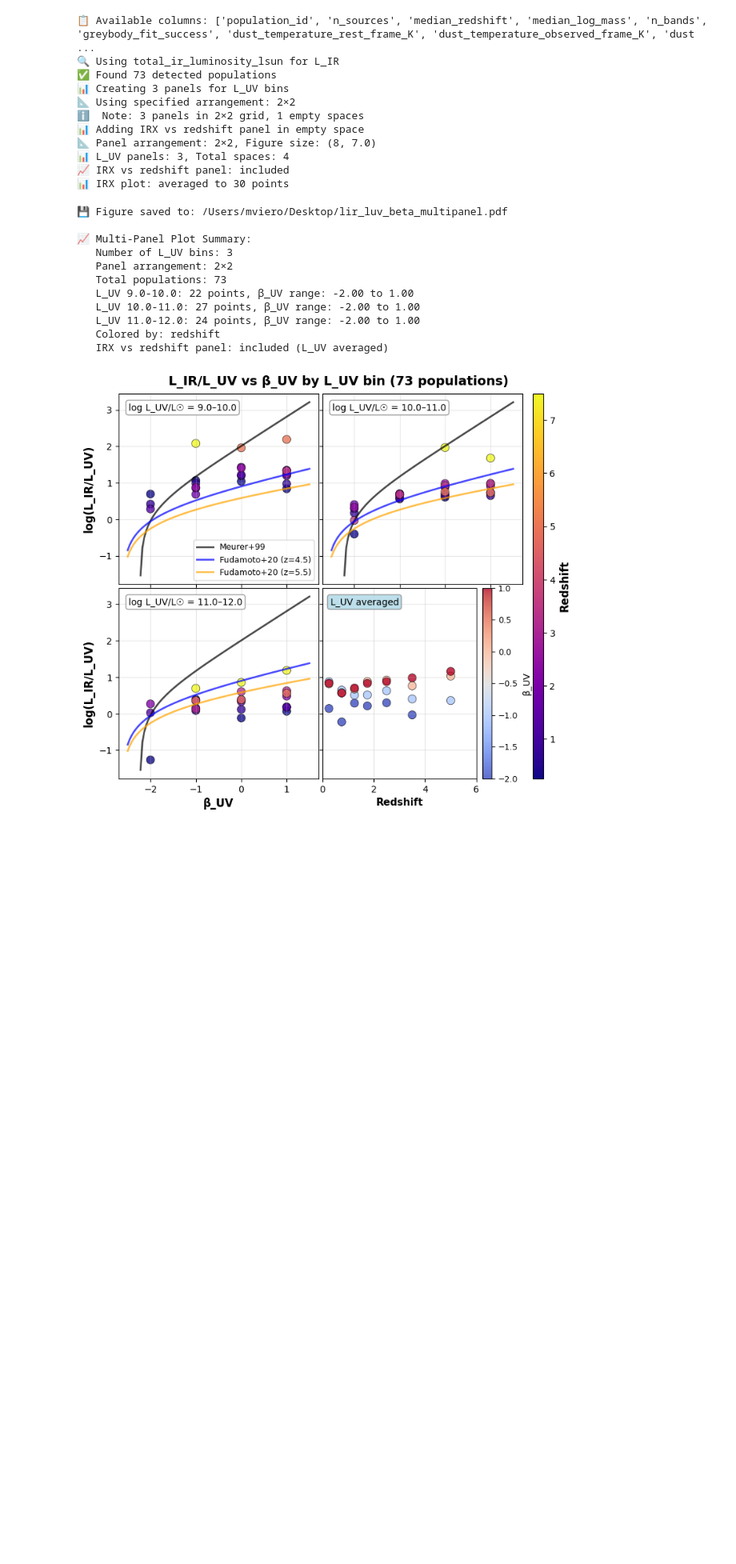
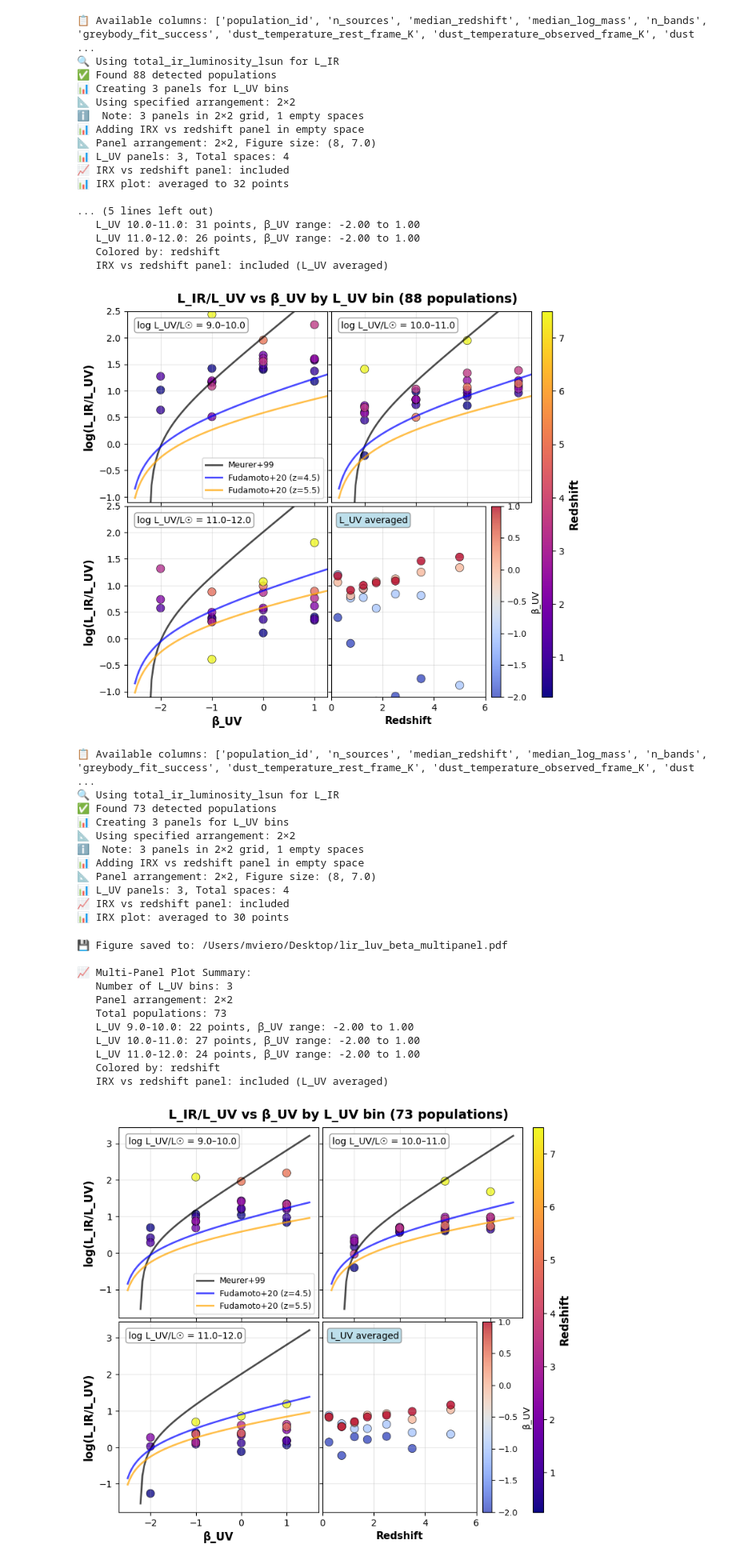
Before and after one commit to marcoviero/simstack4, a Jupyter notebook: notebooks/2025-07-19-export-irx-beta.ipynb, the cells around one changed output. Shown at 80% size. Drawn from its saved outputs; the diff is of its cells as text; code cells hidden in the pictures; blank space fills up the shorter version.

```diff
--- a/notebooks/2025-07-19-export-irx-beta.ipynb
+++ b/notebooks/2025-07-19-export-irx-beta.ipynb
@@ -1157,3 +1156,33 @@ fig = create_lir_luv_beta_plot_multipanel(
+# %%
+# Add IRX panel without L_UV averaging
+fig = create_lir_luv_beta_plot_multipanel(
+    wrapper,
+    panel_arrangement='2x2',  # 9 spaces = plenty of room
+    xlim=np.array([-2.65,1.25]),
+    ylim=np.array([-1.1,2.5]),
+    add_irx_redshift_panel=True,
+    average_luv_for_irx=True,
+    #save_path="/Users/mviero/Desktop/lir_luv_beta_multipanel.pdf"
+)
+# %% [output]
+📋 Available columns: ['population_id', 'n_sources', 'median_redshift', 'median_log_mass', 'n_bands', 'greybody_fit_success', 'dust_temperature_rest_frame_K', 'dust_temperature_observed_frame_K', 'dust ...
+🔍 Using total_ir_luminosity_lsun for L_IR
+✅ Found 88 detected populations
+📊 Creating 3 panels for L_UV bins
+📐 Using specified arrangement: 2×2
+ℹ️  Note: 3 panels in 2×2 grid, 1 empty spaces
+📊 Adding IRX vs redshift panel in empty space
+📐 Panel arrangement: 2×2, Figure size: (8, 7.0)
+📊 L_UV panels: 3, Total spaces: 4
+📈 IRX vs redshift panel: included
+📊 IRX plot: averaged to 32 points
+
+... (5 lines left out)
+   L_UV 10.0-11.0: 31 points, β_UV range: -2.00 to 1.00
+   L_UV 11.0-12.0: 26 points, β_UV range: -2.00 to 1.00
+   Colored by: redshift
+   IRX vs redshift panel: included (L_UV averaged)
+[figure, added]
 # %%
 # Create multi-panel plot
 fig = create_lir_luv_beta_plot_multipanel(
```
Also changed, not shown: parts of 6 cells of this notebook, 6 other files.
